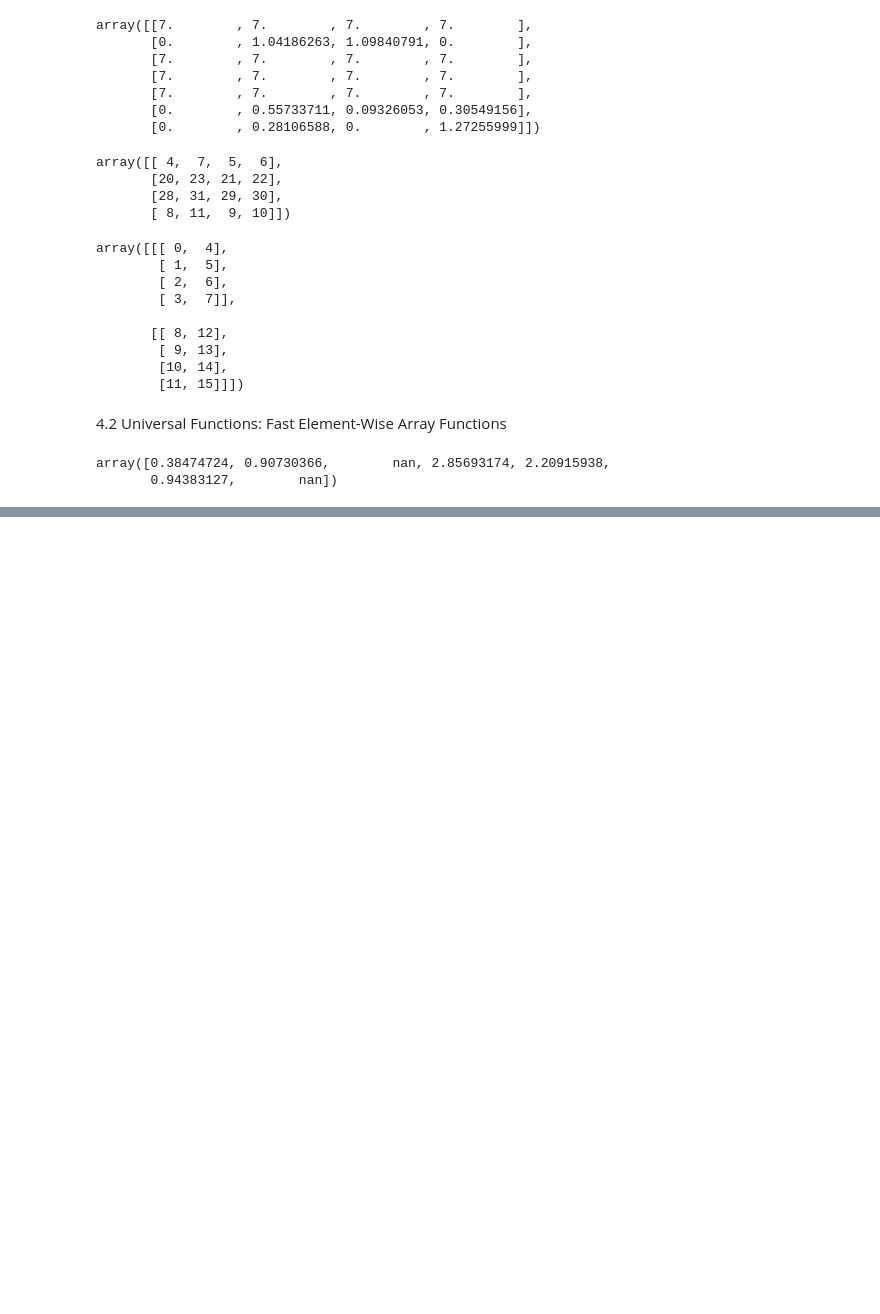
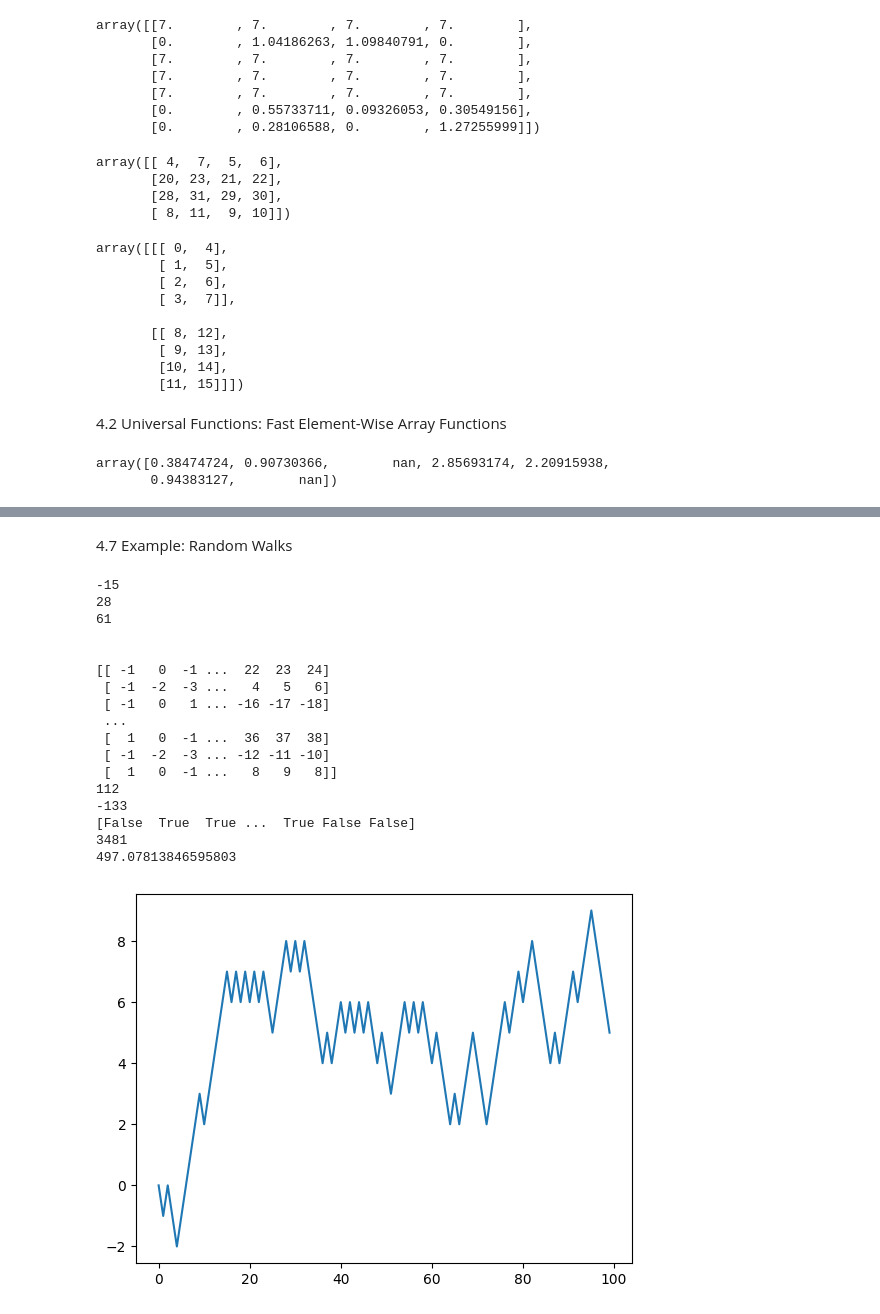
Before and after one commit to metju29/python-data-learning, a Jupyter notebook: Python for Data Analysis book/cheapter_4.ipynb, the cells around one changed output, grey strips where cells are left out. Cells and saved outputs as stored; diff of their text form; code cells hidden in the pictures; blank space fills up the shorter version.

```diff
--- a/Python for Data Analysis book/cheapter_4.ipynb
+++ b/Python for Data Analysis book/cheapter_4.ipynb
@@ -267,0 +508,57 @@ array([0.38474724, 0.90730366,        nan, 2.85693174, 2.20915938,
+# %% [markdown]
+4.7 Example: Random Walks
+# %%
+import random
+
+position = 0
+walk = [position]
+steps = 1000
+for i in range(steps):
+    step = 1 if random.randint(0, 1) else -1
+    position += step
+    walk.append(position)
+
+plt.plot(walk[:100])
+
+nsteps = 1000
+draws = np.random.randint(0, 2, size=nsteps)
+steps = np.where(draws > 0, 1, -1)
+walk = steps.cumsum()
+print(walk.min())
+print(walk.max())
+print((np.abs(walk) >= 10).argmax())
+
+nwalks = 5000
+nsteps = 1000
+draws = np.random.randint(0, 2, size=(nwalks, nsteps))
+steps = np.where(draws > 0, 1, -1)
+walks = steps.cumsum(1)
+print('\n')
+print(walks)
+print(walks.max())
+print(walks.min())
+hits30 = (np.abs(walks) >= 30).any(1)
+print(hits30)
+print(hits30.sum())
+
+crossing_times = (np.abs(walks[hits30]) >= 30).argmax(1)
+print(crossing_times.mean())
+# %% [output]
+-15
+28
+61
+
+
+[[ -1   0  -1 ...  22  23  24]
+ [ -1  -2  -3 ...   4   5   6]
+ [ -1   0   1 ... -16 -17 -18]
+ ...
+ [  1   0  -1 ...  36  37  38]
+ [ -1  -2  -3 ... -12 -11 -10]
+ [  1   0  -1 ...   8   9   8]]
+112
+-133
+[False  True  True ...  True False False]
+3481
+497.07813846595803
+[figure, added]
```
Also changed, not shown: parts of 12 cells of this notebook, 1 other file.
